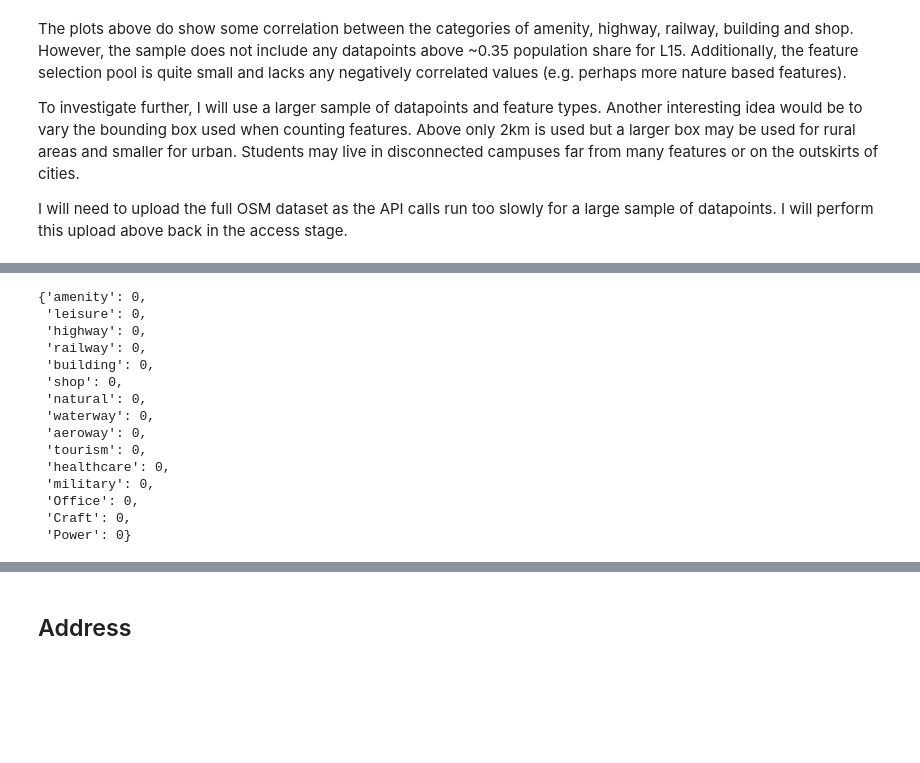
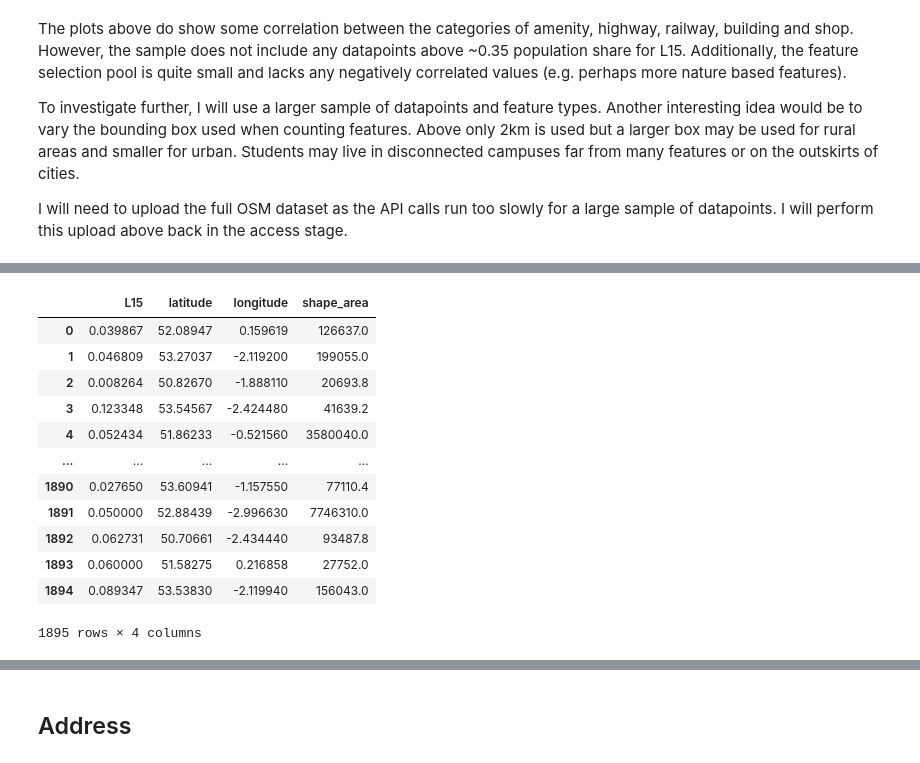
Before and after one commit to jr919cam/jr919_ads_2024, a Jupyter notebook: _notebooks/ads_course_assessment.ipynb, the cells around one changed output, grey strips where cells are left out. Saved outputs shown, nothing was run; the diff lists cells and outputs as text; code cells hidden in the pictures; blank space fills up the shorter version.

```diff
--- a/_notebooks/ads_course_assessment.ipynb
+++ b/_notebooks/ads_course_assessment.ipynb
@@ -793,18 +758,30 @@ get_pois_count_df_from_coords(norm_l15['latitude'],	norm_l15['longitude'], tags)
-# %%
-feature_counts = {tag:0 for tag in tags.keys()}
-# %% [output]
-{'amenity': 0,
- 'leisure': 0,
- 'highway': 0,
- 'railway': 0,
- 'building': 0,
- 'shop': 0,
- 'natural': 0,
- 'waterway': 0,
- 'aeroway': 0,
- 'tourism': 0,
- 'healthcare': 0,
- 'military': 0,
- 'Office': 0,
- 'Craft': 0,
- 'Power': 0}
+# %%
+# sample 50 random points from the NS-SEC database
+sample_df = grouped_ns_sec_and_coordinate_df.sample(n=2_000, random_state=10)
+
+# get the demographic count columns
+demographic_columns = ['does_not_apply','L1_L2_L3',	'L4_L5_L6',	'L7',	'L8_L9',	'L10_L11',	'L12',	'L13',	'L14',	'L15' ]
+total_demographics_pop = sample_df[demographic_columns].sum(axis=1)
+
+# nomralise the demographic columns
+sample_df[demographic_columns] = sample_df[demographic_columns].div(total_demographics_pop, axis=0)
+
+# select only english areas (no welsh data in sql upload)
+sample_df = sample_df[sample_df['area_code'].apply(lambda x: x[0] == 'E')]
+# select the columns of interest
+norm_l15 = sample_df[['L15', 'latitude', 'longitude', 'shape_area']].reset_index(drop=True)
+norm_l15
+# %% [output]
+|  | L15 | latitude | longitude | shape_area |
+| 0 | 0.039867 | 52.08947 | 0.159619 | 126637.0 |
+| 1 | 0.046809 | 53.27037 | -2.119200 | 199055.0 |
+| 2 | 0.008264 | 50.82670 | -1.888110 | 20693.8 |
+| 3 | 0.123348 | 53.54567 | -2.424480 | 41639.2 |
+| 4 | 0.052434 | 51.86233 | -0.521560 | 3580040.0 |
+| ... | ... | ... | ... | ... |
+| 1890 | 0.027650 | 53.60941 | -1.157550 | 77110.4 |
+| 1891 | 0.050000 | 52.88439 | -2.996630 | 7746310.0 |
+| 1892 | 0.062731 | 50.70661 | -2.434440 | 93487.8 |
+| 1893 | 0.060000 | 51.58275 | 0.216858 | 27752.0 |
+| 1894 | 0.089347 | 53.53830 | -2.119940 | 156043.0 |
+1895 rows × 4 columns
```
Also changed, not shown: parts of 7 cells of this notebook.
